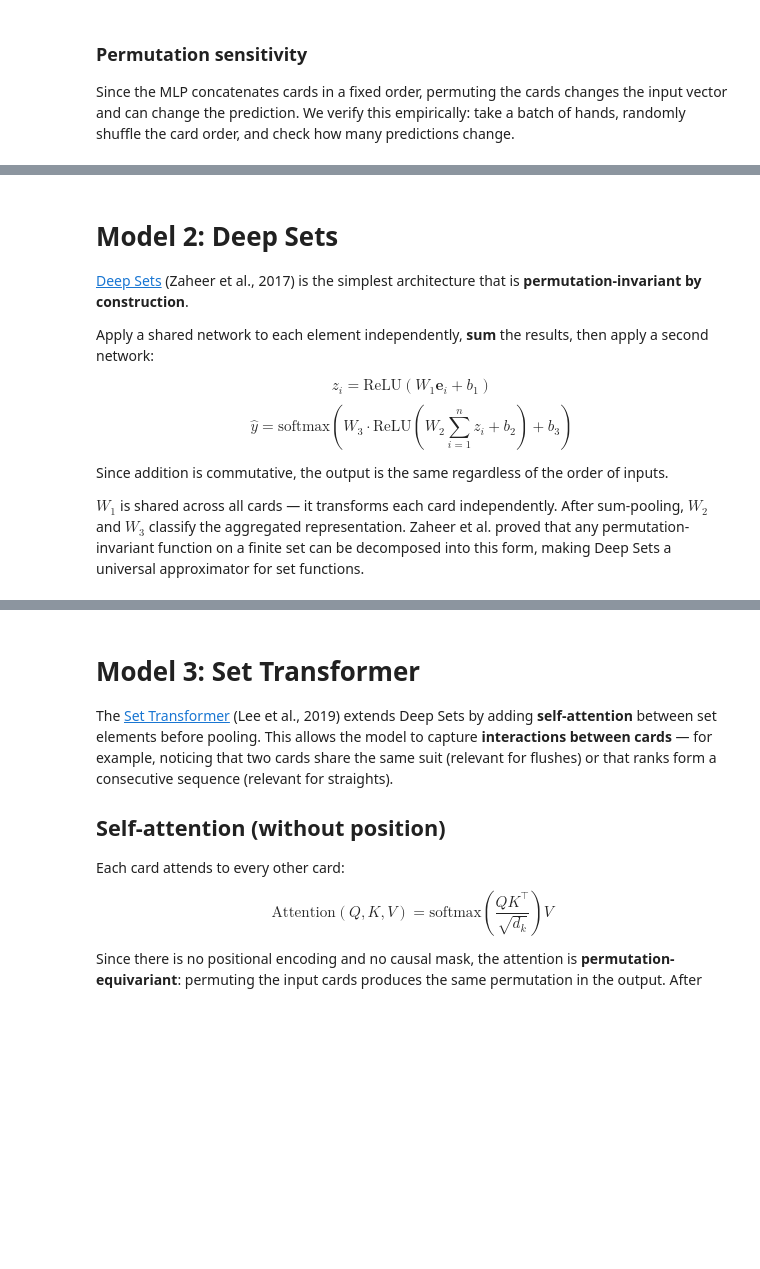
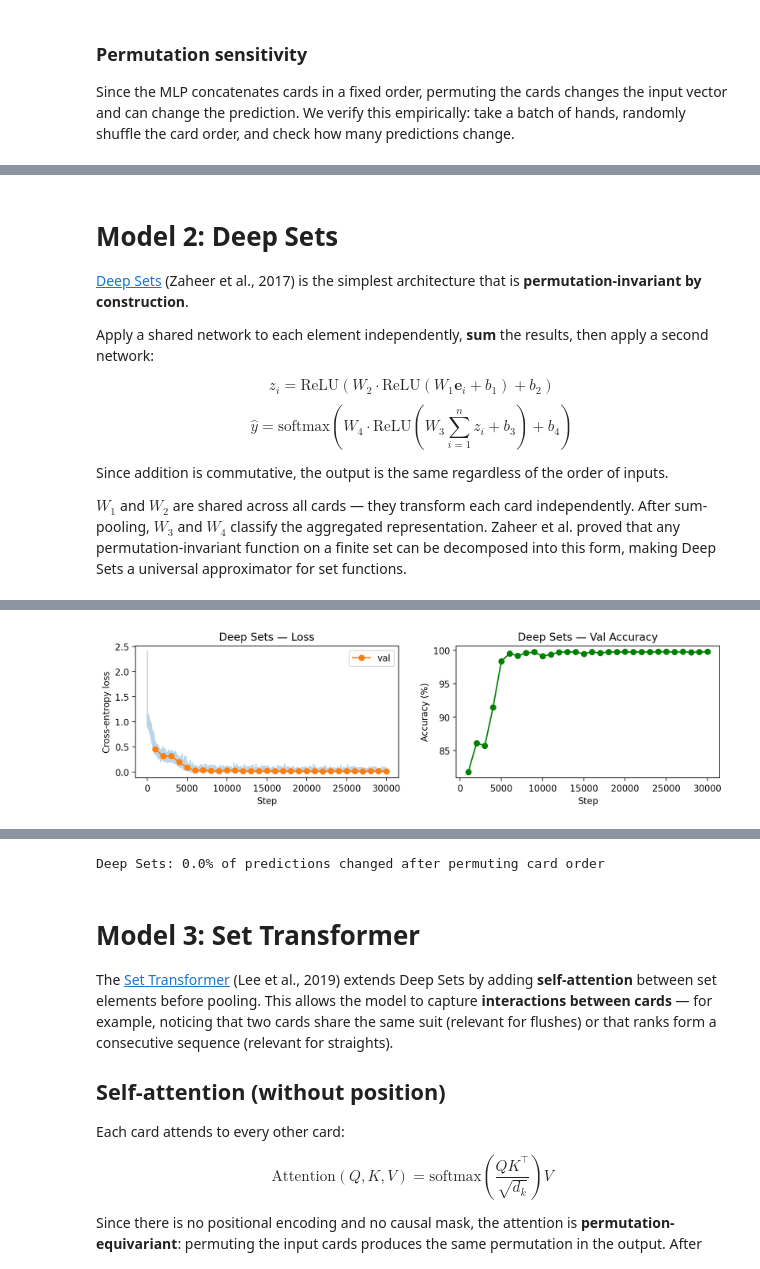
Before and after one commit to yoavram/nanochat, a Jupyter notebook: sets.ipynb, the cells around one changed output, grey strips where cells are left out. Cells and saved outputs as stored; diff of their text form; code cells hidden in the pictures; blank space fills up the shorter version.

```diff
--- a/sets.ipynb
+++ b/sets.ipynb
@@ -273,39 +296,43 @@ print(f"MLP: {100 * changed:.1f}% of predictions changed after permuting card or
 
 Apply a shared network to each element independently, **sum** the results, then apply a second network:
 
-$$z_i = \text{ReLU}(W_1 \mathbf{e}_i + b_1)$$
-$$\hat{y} = \text{softmax}\!\left(W_3 \cdot \text{ReLU}\!\left(W_2 \sum_{i=1}^{n} z_i + b_2\right) + b_3\right)$$
+$$z_i = \text{ReLU}(W_2 \cdot \text{ReLU}(W_1 \mathbf{e}_i + b_1) + b_2)$$
+$$\hat{y} = \text{softmax}\!\left(W_4 \cdot \text{ReLU}\!\left(W_3 \sum_{i=1}^{n} z_i + b_3\right) + b_4\right)$$
 
 Since addition is commutative, the output is the same regardless of the order of inputs.
 
-$W_1$ is shared across all cards — it transforms each card independently. After sum-pooling, $W_2$ and $W_3$ classify the aggregated representation. Zaheer et al. proved that any permutation-invariant function on a finite set can be decomposed into this form, making Deep Sets a universal approximator for set functions.
+$W_1$ and $W_2$ are shared across all cards — they transform each card independently. After sum-pooling, $W_3$ and $W_4$ classify the aggregated representation. Zaheer et al. proved that any permutation-invariant function on a finite set can be decomposed into this form, making Deep Sets a universal approximator for set functions.
 # %%
-d_ds = 96
+d_ds = 64
 
 
 def init_deep_sets(key):
-    keys = jax.random.split(key, 4)
-    scale = 0.02
+    keys = jax.random.split(key, 5)
+    scale = 0.2
     return {
         'card_emb': jax.random.normal(keys[0], (n_vocab, d_card)) * scale,
-        # Per-card transformation
+        # Per-card transformation (two layers)
         'W1': jax.random.normal(keys[1], (d_card, d_ds)) * scale,
         'b1': jnp.zeros(d_ds),
-        # Post-pool classifier
         'W2': jax.random.normal(keys[2], (d_ds, d_ds)) * scale,
         'b2': jnp.zeros(d_ds),
-        'W3': jax.random.normal(keys[3], (d_ds, n_classes)) * scale,
-        'b3': jnp.zeros(n_classes),
+        # Post-pool classifier
+        'W3': jax.random.normal(keys[3], (d_ds, d_ds)) * scale,
+        'b3': jnp.zeros(d_ds),
+        'W4': jax.random.normal(keys[4], (d_ds, n_classes)) * scale,
+        'b4': jnp.zeros(n_classes),
     }
 
 
 def deep_sets(params, suits, ranks):
     x = embed_cards(params, suits, ranks)                   # (B, 5, d_card)
     x = jax.nn.relu(x @ params['W1'] + params['b1'])       # (B, 5, d_ds)
+    x = jax.nn.relu(x @ params['W2'] + params['b2'])       # (B, 5, d_ds)
     x = x.sum(axis=1)                                       # (B, d_ds)
-    x = jax.nn.relu(x @ params['W2'] + params['b2'])       # (B, d_ds)
-    return x @ params['W3'] + params['b3']                  # (B, n_classes)
+    x = jax.nn.relu(x @ params['W3'] + params['b3'])       # (B, d_ds)
+    return x @ params['W4'] + params['b4']                  # (B, n_classes)
 # %%
 %%time
-ds_params, ds_losses, ds_val = train('Deep Sets', init_deep_sets, deep_sets)
+ds_params, ds_losses, ds_val = train('Deep Sets', init_deep_sets, deep_sets, n_steps=30_000, lr=3e-3)
 plot_training('Deep Sets', ds_losses, ds_val)
+# %% [output]
@@ -311,0 +356 @@ plot_training('Deep Sets', ds_losses, ds_val)
+[figure, added]
@@ -314,6 +361,8 @@ pred_orig = jnp.argmax(deep_sets(ds_params, s_orig, r_orig), axis=-1)
 pred_perm = jnp.argmax(deep_sets(ds_params, s_perm, r_perm), axis=-1)
 changed = float(jnp.mean(pred_orig != pred_perm))
 print(f"Deep Sets: {100 * changed:.1f}% of predictions changed after permuting card order")
+# %% [output]
+Deep Sets: 0.0% of predictions changed after permuting card order
 # %% [markdown]
 # Model 3: Set Transformer
 
```
Also changed, not shown: parts of 9 cells of this notebook.
